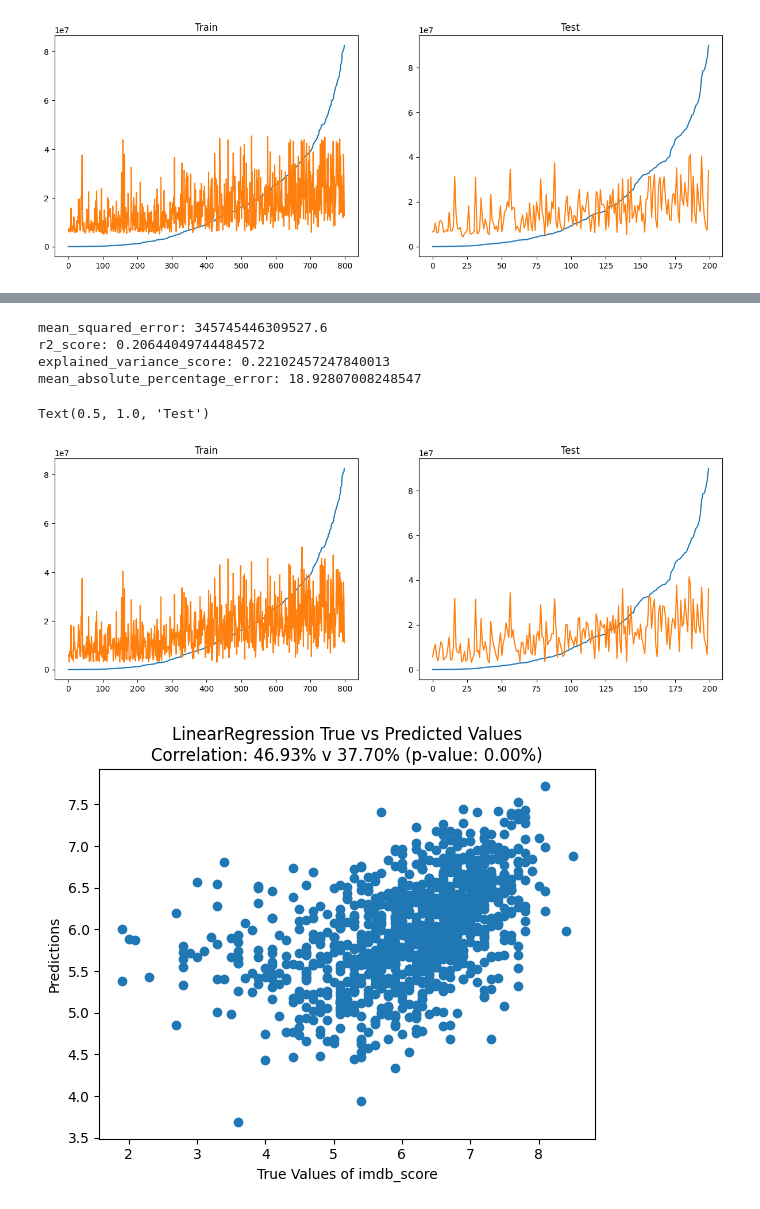
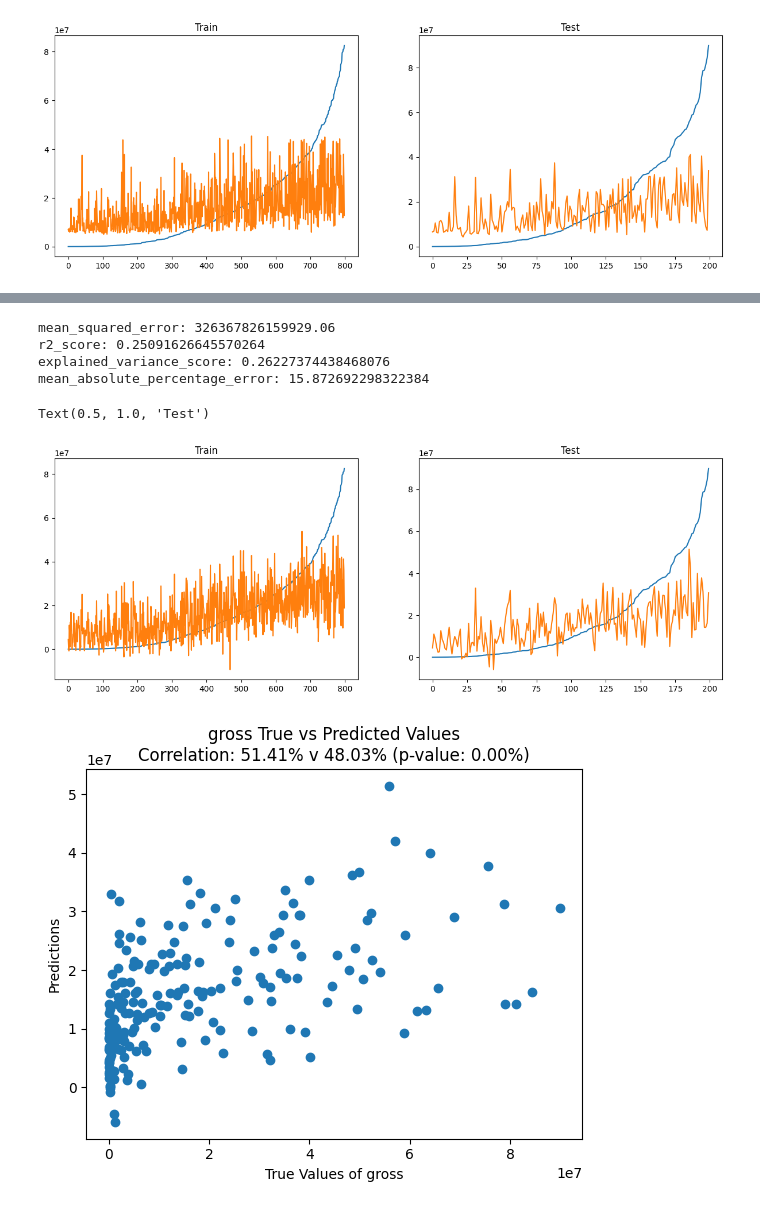
Before and after one commit to MathieuDemarets/hackathon, a Jupyter notebook: exploration/forecast.ipynb, the cells around one changed output, grey strips where cells are left out. Drawn from its saved outputs; the diff is of its cells as text; code cells hidden in the pictures.

```diff
--- a/exploration/forecast.ipynb
+++ b/exploration/forecast.ipynb
@@ -128,6 +127,3 @@ corr.sort_values(by='p-value')
 if only_significant:
     pred = corr[corr["significant"]].index
 X = X[pred]
-# %%
-X = pd.get_dummies(X)
-X.head()
@@ -145,6 +134,9 @@ import statsmodels.api as sm
 
 # replace all boolean columns with 0 and 1
 
+for col in pred:
+    if X[col].dtype == bool:
+        X[col] = X[col].astype(int)
 X = sm.add_constant(X)
 
 X_train, X_test, y_train, y_test = train_test_split(X, y, test_size=0.2, random_state=42)
@@ -179,9 +204,9 @@ ax2.plot(y_test)
 ax2.plot(model.predict(X_test))
 ax2.set_title('Test')
 # %% [output]
-mean_squared_error: 345745446309527.6
-r2_score: 0.20644049744484572
-explained_variance_score: 0.22102457247840013
-mean_absolute_percentage_error: 18.92807008248547
+mean_squared_error: 326367826159929.06
+r2_score: 0.25091626645570264
+explained_variance_score: 0.26227374438468076
+mean_absolute_percentage_error: 15.872692298322384
 Text(0.5, 1.0, 'Test')
-[figure, old version]
+[figure, new version]
@@ -213,21 +213,13 @@ print("MSE: ", -scores['test_n_mse'].mean())
 # %%
-if "scoring" in model_params.keys():
-    del model_params['scoring']
+ctest_mod = pearsonr(y_test, model.predict(X_test))
 
-y_pred = cross_val_predict(
-    **model_params
-)
-
-ctest_mod = pearsonr(y, y_pred)
-
-plt.scatter(y, y_pred)
+plt.scatter(y_test, model.predict(X_test))
 plt.xlabel(f'True Values of {target}')
 plt.ylabel('Predictions')
 plt.title("".join([
-    f'{model_params["estimator"][-1].__class__.__name__} True vs Predicted Values',
+    f'{target} True vs Predicted Values',
     f"\nCorrelation: {ctest_mod[0]:.2%} v {max_corr:.2%} (p-value: {ctest_mod[1]:.2%})"
 ])),
-plt.savefig(f'../figures/{prefix}{model_params["estimator"][-1].__class__.__name__}_{target}.png')
 plt.show()
 # %% [output]
-[figure, old version]
+[figure, new version]
```
Also changed, not shown: parts of 8 cells of this notebook, 8 other files.
